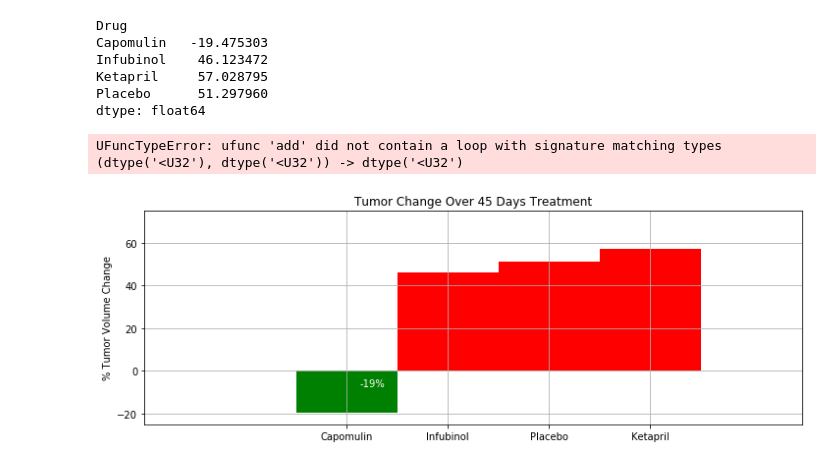
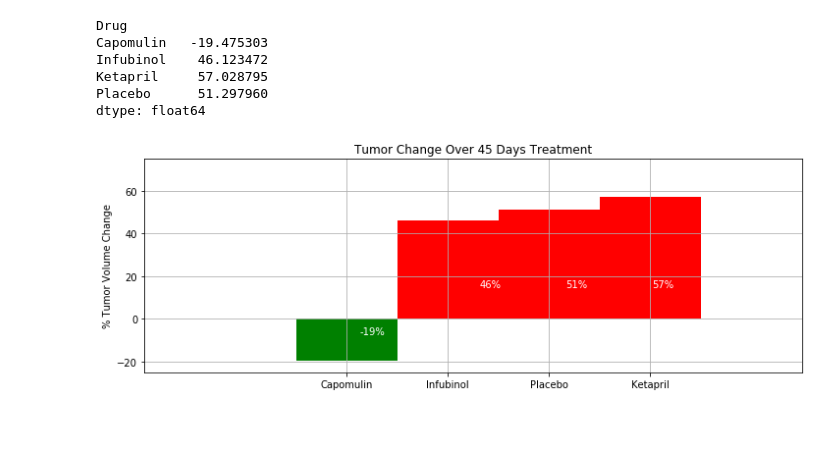
Before and after one commit to EMDeLeon/matplotlib-challenge, a Jupyter notebook: Pymaceuticals/pymaceuticals_starter.ipynb, the cells around one changed output. Drawn from its saved outputs; the diff is of its cells as text; code cells hidden in the pictures; blank space fills up the shorter version.

```diff
--- a/Pymaceuticals/pymaceuticals_starter.ipynb
+++ b/Pymaceuticals/pymaceuticals_starter.ipynb
@@ -397,36 +397,35 @@ neg_axis=plt.bar(drugfail.index.values, drugfail.values, color="g", width=1, lab
 pos_axis=plt.bar(drugpass.index.values, drugpass.values, color="r", width=1, label="%")
 
 # Orient widths. Add labels, tick marks, etc.
 plt.title("Tumor Change Over 45 Days Treatment")
 plt.ylabel("% Tumor Volume Change")
 plt.xlim(-2,len(pct_chg)+0.5)
 plt.ylim(-25,75)
 plt.grid()
 
 #Adding the % label
 
 for bar in neg_axis:
     x_bar=bar.get_x()
     w_bar=bar.get_width()
     x_text= (x_bar+w_bar)/2.0
     bar_height= bar.get_height()
     plt.text(x_text,-7,"%d%%"%int(bar_height), ha="center", color="w",)
 
 for bar in pos_axis:
     xp_bar=bar.get_x()
     wp_bar=bar.get_width()
-    xp_text= (xp_bar+wp_bar)/2.0
+    xp_text= ((xp_bar*1.7)+wp_bar)/2.0
     barp_height= bar.get_height()
     plt.text(xp_text+.5,15,"%d%%"%int(barp_height), ha="center", color="w",)
 
 # Save the Figure
 plt.savefig("SummaryBar.png")
 
 # Show the Figure
 plt.show()
 # %% [output]
-UFuncTypeError: ufunc 'add' did not contain a loop with signature matching types (dtype('<U32'), dtype('<U32')) -> dtype('<U32')
-[figure, old version]
+[figure, new version]
 # %%
 #neg_axis[0].get_height()
 # %% [markdown]
```
Also changed, not shown: 1 other file.
